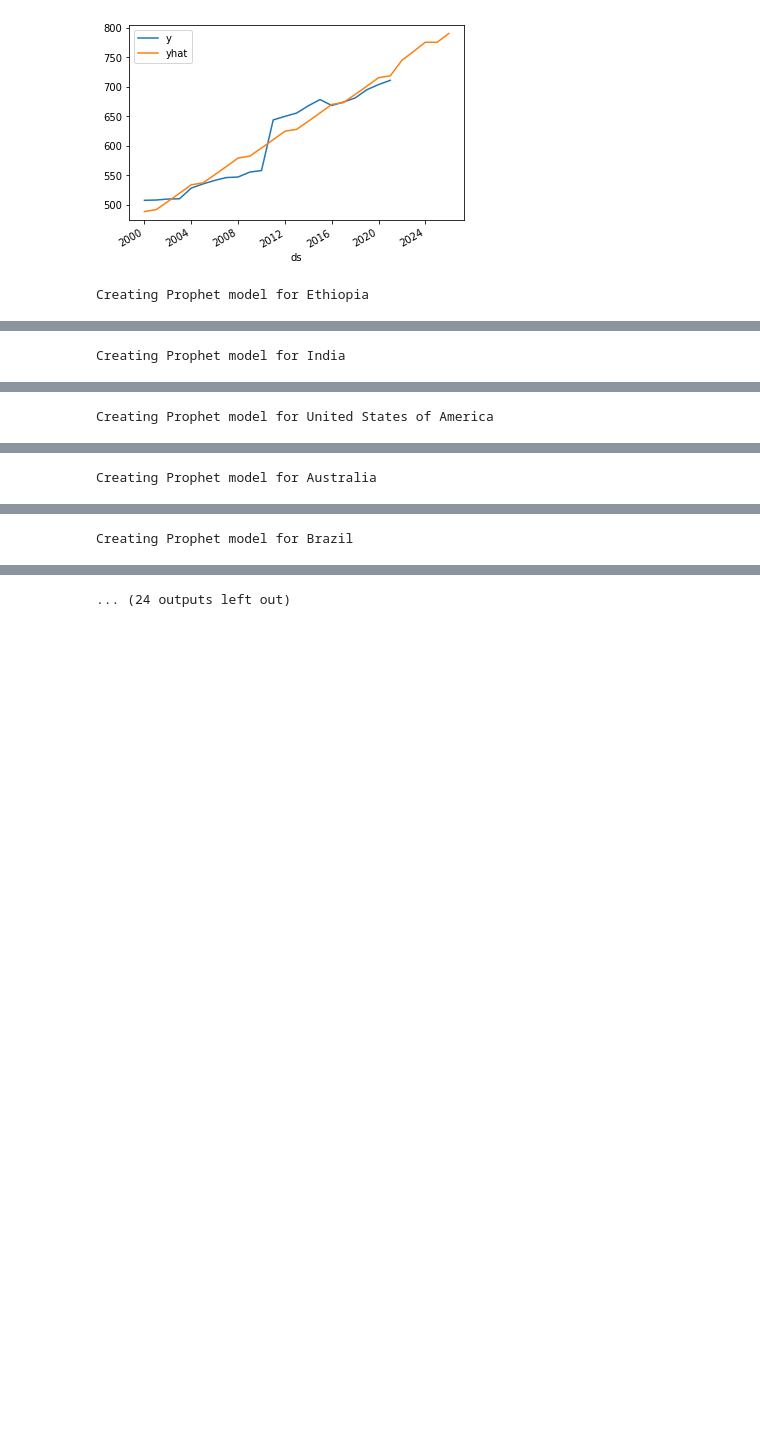
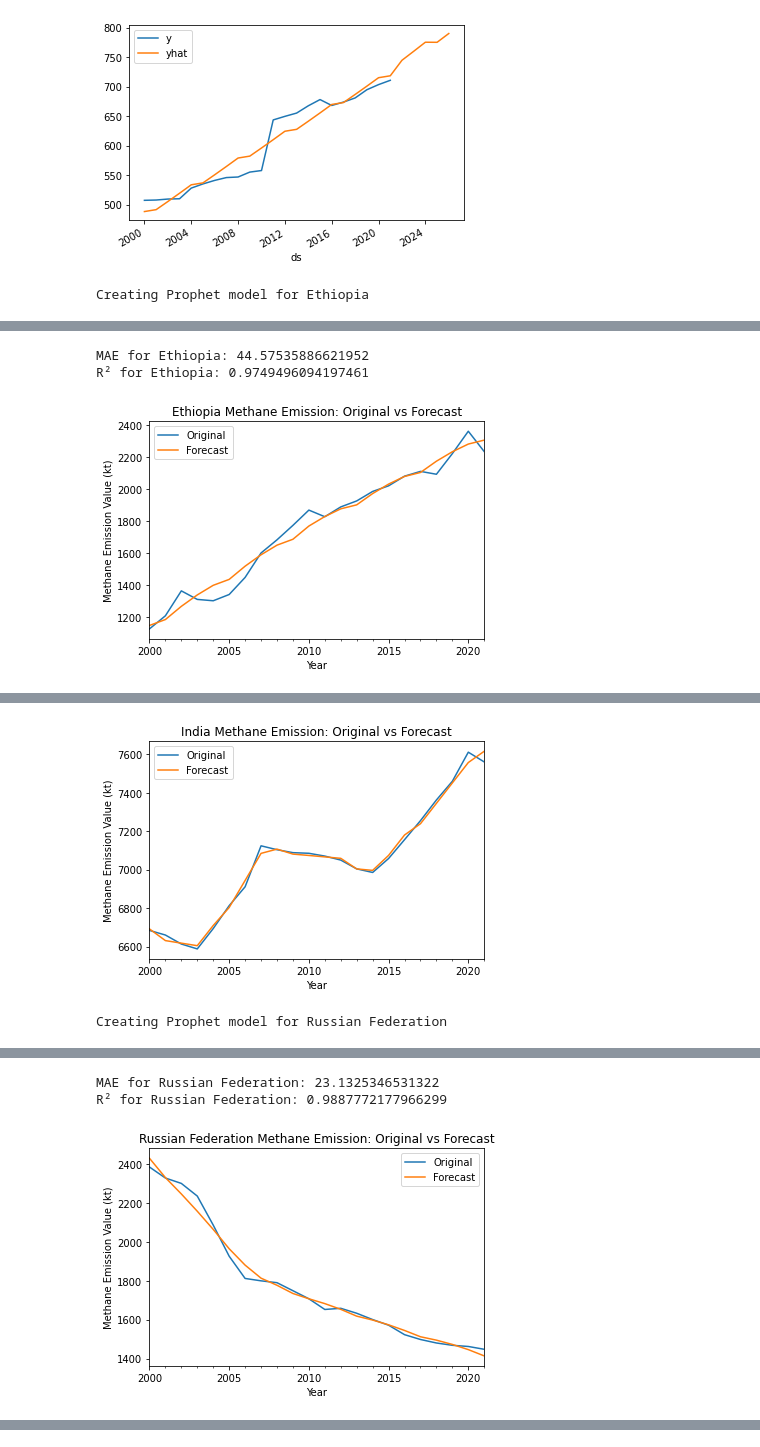
Before and after one commit to yusufokunlola/Livestock_Emissions, a Jupyter notebook: Livestock_Emissions_Project.ipynb, the cells around one changed output, grey strips where cells are left out. Saved outputs shown, nothing was run; the diff lists cells and outputs as text; code cells hidden in the pictures; blank space fills up the shorter version.

```diff
--- a/Livestock_Emissions_Project.ipynb
+++ b/Livestock_Emissions_Project.ipynb
@@ -1122,12 +1108,7 @@ pd.concat([model_data.set_index('ds')['y'],
 <Axes: xlabel='ds'>
 [figure]
 # %%
-# Lists of countries
-# top_countries_list =
-# low_countries_list =
-
-
-# Function to create Prophet model for each country and plot
+# Function to create Prophet model for each country, plot, and calculate metrics
 def create_prophet_model(country, df):
     # Filter the data for the selected country
     country_data = df[df['Area'] == country]
@@ -1142,7 +1123,7 @@ def create_prophet_model(country, df):
     model.fit(model_data)
 
     # Create a dataframe for future predictions
-    future = model.make_future_dataframe(periods=5, freq='Y') # predict the next 5 years
+    future = model.make_future_dataframe(periods=6, freq='Y')  # Predict the next 6 years
 
     # Make predictions
     forecast = model.predict(future)
@@ -1151,6 +1132,17 @@ def create_prophet_model(country, df):
     combined_data = pd.concat([model_data.set_index('ds')['y'],
                                forecast.set_index('ds')['yhat']], axis=1)
 
+    # Drop any future values that do not have actual data
+    combined_data = combined_data.dropna()
+
+    # Calculate MAE and R² for historical data
+    mae = mean_absolute_error(combined_data['y'], combined_data['yhat'])
+    r2 = r2_score(combined_data['y'], combined_data['yhat'])
+
+    # Print MAE and R²
+    print(f"MAE for {country}: {mae}")
+    print(f"R² for {country}: {r2}")
+
     # Plot original and forecast methane emission value line chart
     combined_data.plot(title=f'{country} Methane Emission: Original vs Forecast')
     plt.xlabel('Year')
@@ -1158,9 +1150,11 @@ def create_prophet_model(country, df):
     plt.legend(['Original', 'Forecast'])
     plt.show()
 
-# Loop through top and low countries to create models and forecasts
+    return mae, r2
+
+# Loop through top and low countries to create models, forecasts, and calculate metrics
 for country in top_country_list + low_country_list:
     print(f"Creating Prophet model for {country}")
-    create_prophet_model(country, prophet_data)
+    mae, r2 = create_prophet_model(country, prophet_data)
 # %% [output]
 Creating Prophet model for Ethiopia
@@ -1171 +1163,3 @@ Matplotlib is currently using agg, which is a non-GUI backend, so cannot show th
-Creating Prophet model for India
+MAE for Ethiopia: 44.57535886621952
+R² for Ethiopia: 0.9749496094197461
+[figure, added]
@@ -1181 +1171,2 @@ Matplotlib is currently using agg, which is a non-GUI backend, so cannot show th
+[figure, added]
-Creating Prophet model for United States of America
+Creating Prophet model for Russian Federation
@@ -1186 +1175,3 @@ Matplotlib is currently using agg, which is a non-GUI backend, so cannot show th
-Creating Prophet model for Australia
+MAE for Russian Federation: 23.1325346531322
+R² for Russian Federation: 0.9887772177966299
+[figure, added]
@@ -1191 +1178,0 @@ Matplotlib is currently using agg, which is a non-GUI backend, so cannot show th
-Creating Prophet model for Brazil
@@ -1196 +1178,0 @@ Matplotlib is currently using agg, which is a non-GUI backend, so cannot show th
-... (24 outputs left out)
```
Also changed, not shown: parts of 20 cells of this notebook, 25 other files.
